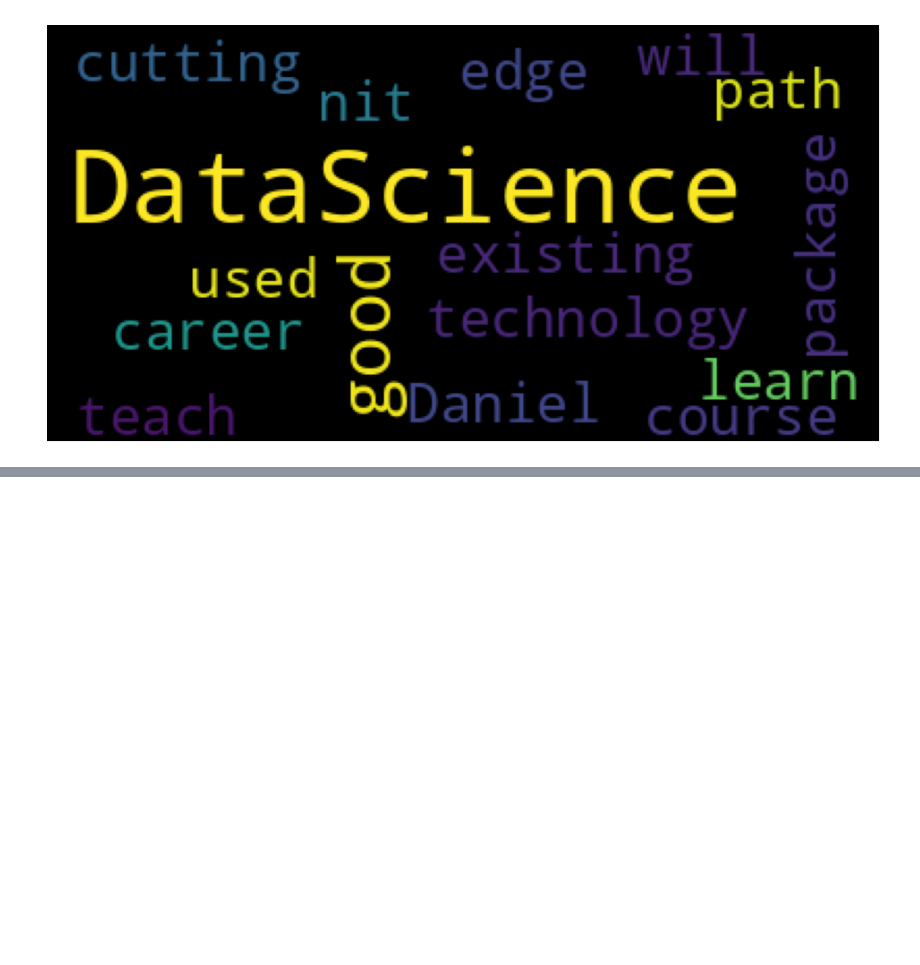
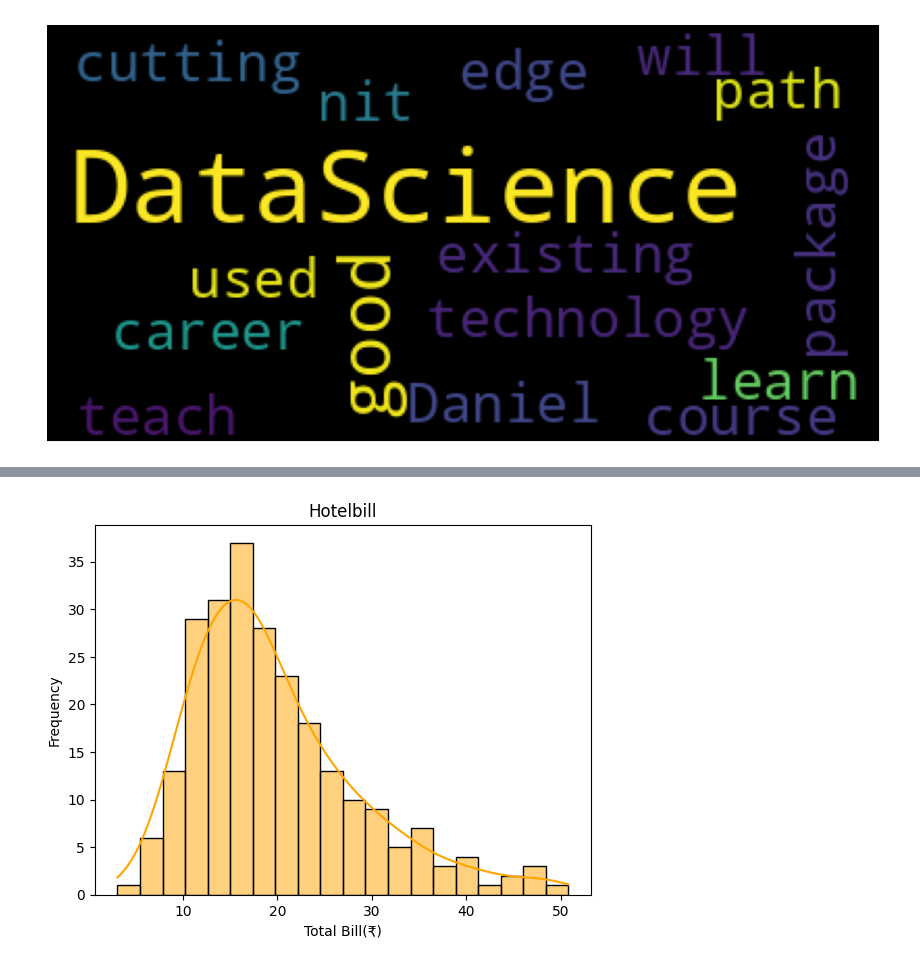
Before and after one commit to lokeshneerasa/Seaborn, a Jupyter notebook: Seaborn.ipynb, the cells around one changed output, grey strips where cells are left out. Saved outputs shown, nothing was run; the diff lists cells and outputs as text; code cells hidden in the pictures; blank space fills up the shorter version.

```diff
--- a/Seaborn.ipynb
+++ b/Seaborn.ipynb
@@ -247,0 +310,12 @@ figure.show()
+# %%
+#Histogram plot in seaborn
+import seaborn as sns
+import matplotlib.pyplot as plt
+data=sns.load_dataset('tips')
+sns.histplot(data["total_bill"],bins=20,kde=True,color="orange")
+plt.xlabel('Total Bill(₹)')
+plt.ylabel('Frequency')
+plt.title('Hotelbill')
+plt.show()
+# %% [output]
+[figure, added]
```
Also changed, not shown: parts of 4 cells of this notebook.
